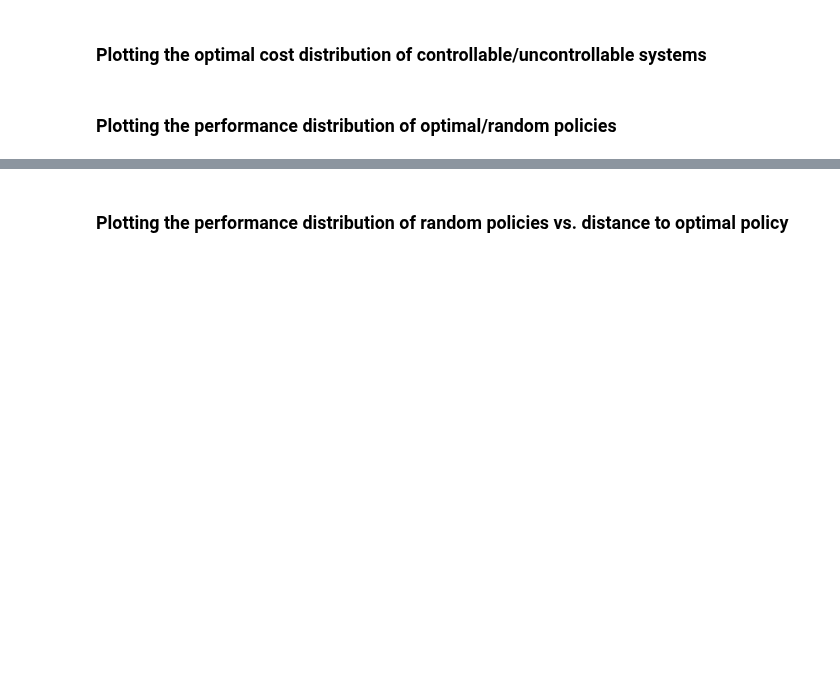
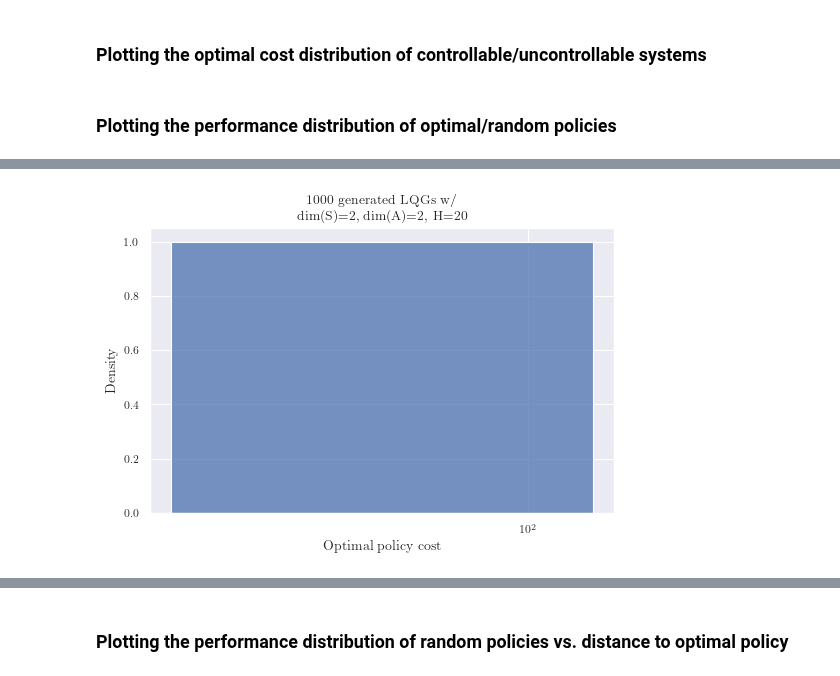
Before and after one commit to 0xangelo/LQSVG, a Jupyter notebook: experiments/perf_and_grad.ipynb, the cells around one changed output, grey strips where cells are left out. Saved outputs shown, nothing was run; the diff lists cells and outputs as text; code cells hidden in the pictures; blank space fills up the shorter version.

```diff
--- a/experiments/perf_and_grad.ipynb
+++ b/experiments/perf_and_grad.ipynb
@@ -670,0 +783,9 @@ plot_optimal_vs_random_costs_hist((20, 20, 100))
+# %%
+# Sanity check
+_, ax = plt.subplots(1, 1, figsize=set_size("thesis"))
+plot_optimal_costs_hist(
+    ax, 2, 2, 20, fix_dynamics=True, fix_cost=True, rng=np.random.default_rng(42)
+)
+plt.show()
+# %% [output]
+[figure, added]
```
Also changed, not shown: parts of 39 cells of this notebook.
